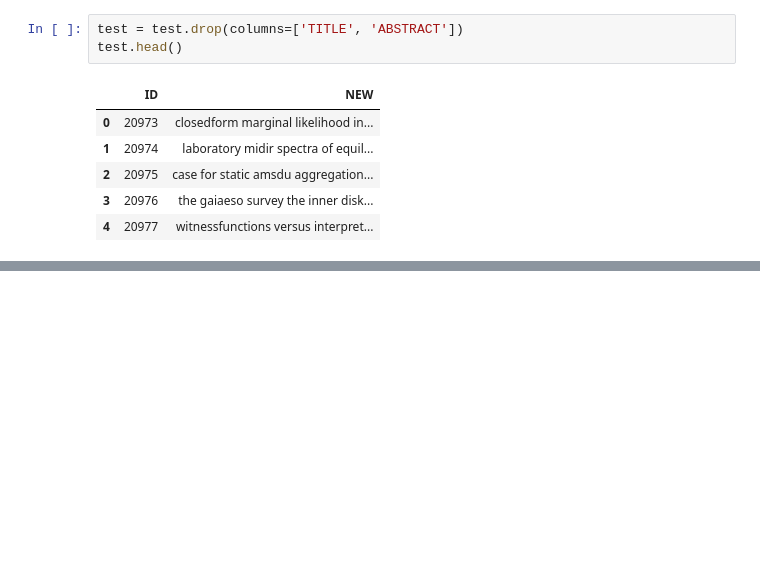
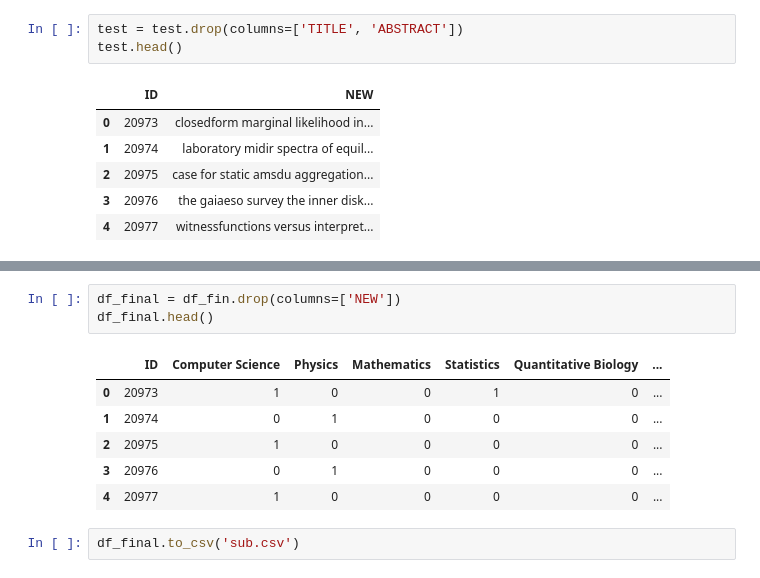
Before and after one commit to bhanuteja2001/AI_Curriculum, a Jupyter notebook: IndependancedayJanatahack.ipynb, the cells around one changed output, grey strips where cells are left out. Cells and saved outputs as stored; diff of their text form; blank space fills up the shorter version.

```diff
--- a/IndependancedayJanatahack.ipynb
+++ b/IndependancedayJanatahack.ipynb
@@ -285,0 +333,12 @@ VAL = np.array(VAL)
+# %%
+df_final = df_fin.drop(columns=['NEW'])
+df_final.head()
+# %% [output]
+|  | ID | Computer Science | Physics | Mathematics | Statistics | Quantitative Biology | ... |
+| 0 | 20973 | 1 | 0 | 0 | 1 | 0 | ... |
+| 1 | 20974 | 0 | 1 | 0 | 0 | 0 | ... |
+| 2 | 20975 | 1 | 0 | 0 | 0 | 0 | ... |
+| 3 | 20976 | 0 | 1 | 0 | 0 | 0 | ... |
+| 4 | 20977 | 1 | 0 | 0 | 0 | 0 | ... |
+# %%
+df_final.to_csv('sub.csv')
```
Also changed, not shown: parts of 20 cells of this notebook.
